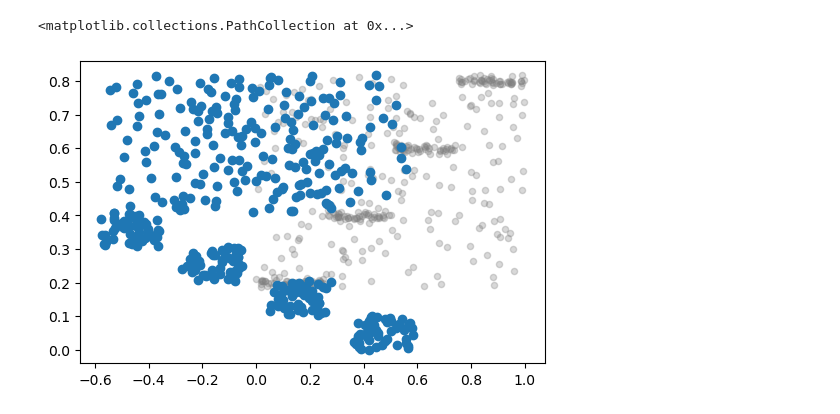
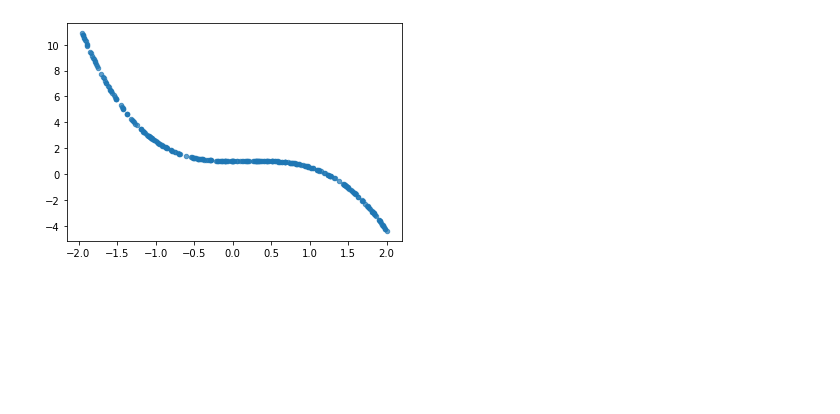
Before and after one commit to catonzio/Neural-PreferenceIsolation, a Jupyter notebook: src/notebooks/ae_trials.ipynb, the cells around one changed output. Cells and saved outputs as stored; diff of their text form; code cells hidden in the pictures; blank space fills up the shorter version.

```diff
--- a/src/notebooks/ae_trials.ipynb
+++ b/src/notebooks/ae_trials.ipynb
@@ -107,10 +11,7 @@ plt.scatter(x, x*slope+intercept)
-# %%
-from sklearn.decomposition import PCA
-
-pca = PCA(n_components=1).fit(ds)
-new_ds = pca.transform(ds)
-plot(ds, c='gray', alpha=0.3, new_fig=True, dpi=100)
-plt.scatter(new_ds, x)
-# %% [output]
-<matplotlib.collections.PathCollection at 0x...>
-[figure, removed]
+# %%
+x = np.random.uniform(-2, 2, size=300)
+y = x**2 - x**3 + np.cos(x)
+ds = np.dstack((x, y))[0]
+plot(ds)
+# %% [output]
+[figure, added]
```
Also changed, not shown: parts of 20 cells of this notebook, 17 other files.
